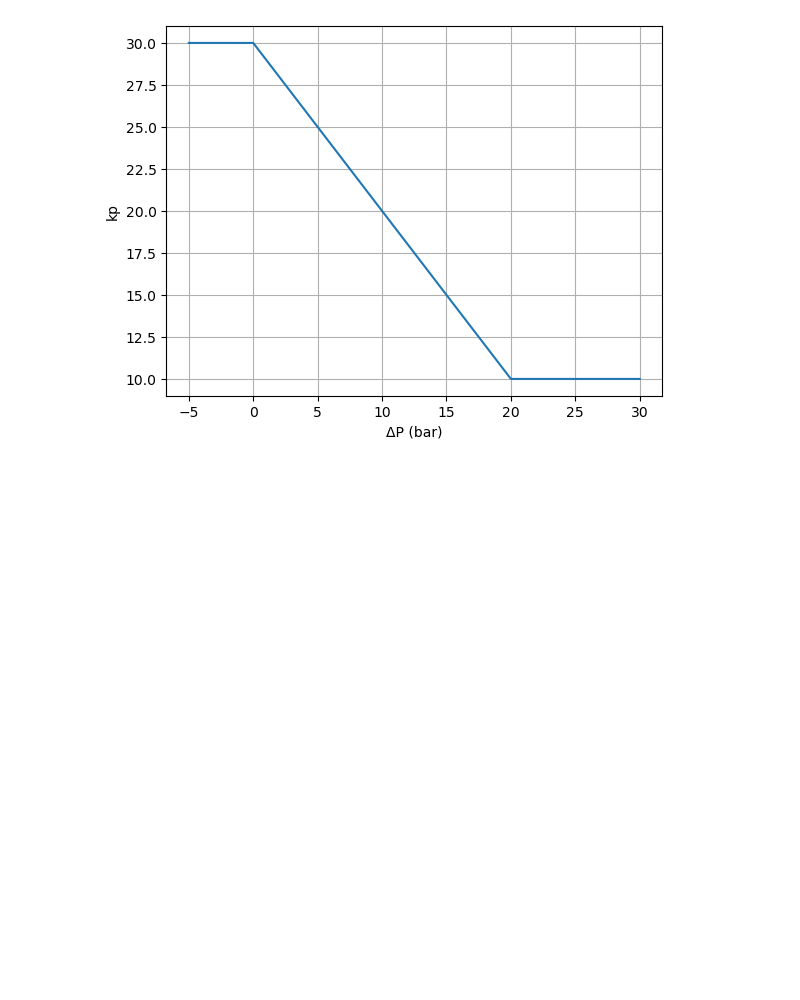
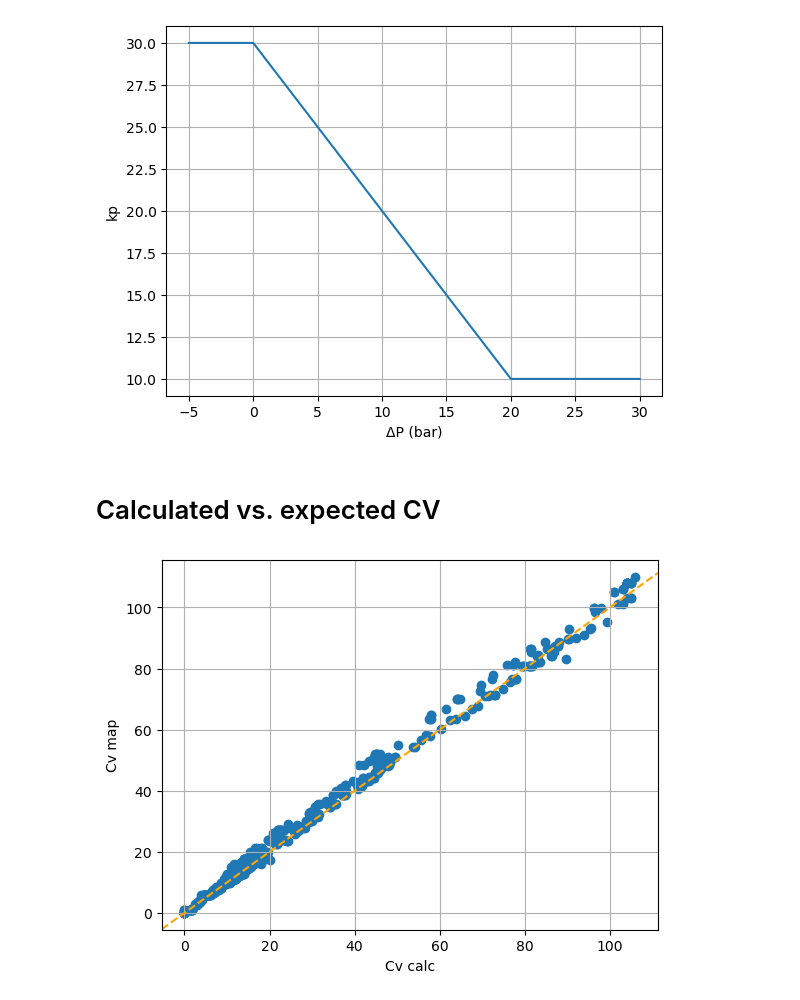
Before and after one commit to sourceperl/analyses, a Jupyter notebook: bloo.ipynb, the cells around one changed output. Drawn from its saved outputs; the diff is of its cells as text; code cells hidden in the pictures; blank space fills up the shorter version.

Commit message:
bloo: add calculated vs expected Cv

```diff
--- a/bloo.ipynb
+++ b/bloo.ipynb
@@ -161,3 +161,26 @@ plt.ylabel('kp')
 plt.grid()
 # %% [output]
 [figure]
+# %% [markdown]
+# Calculated vs. expected CV
+# %%
+# init data list
+cv_calc_l, cv_map_l = [], []
+
+# populate with csv data
+with open('data/bloo_cv_11_2024.csv', 'r') as f:
+    for idx, line in enumerate(f):
+        if idx == 0:
+            continue
+        date, cv_calc, cv_map = line.split(',')
+        cv_calc_l.append(float(cv_calc))
+        cv_map_l.append(float(cv_map))
+
+# show it
+plt.scatter(cv_calc_l, cv_map_l)
+plt.axline((0,0), slope=1.0, color='orange', linestyle='--')
+plt.xlabel('Cv calc')
+plt.ylabel('Cv map')
+plt.grid()
+# %% [output]
+[figure, added]
```
Also changed, not shown: 1 other file.
